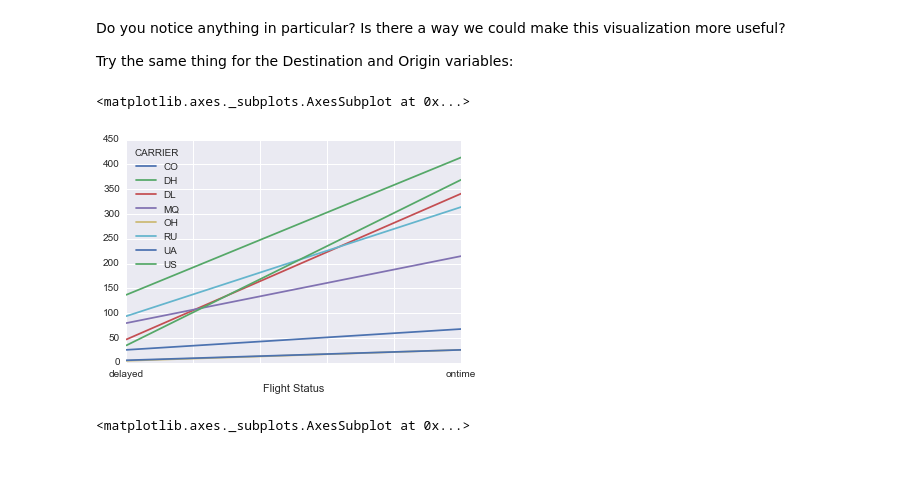
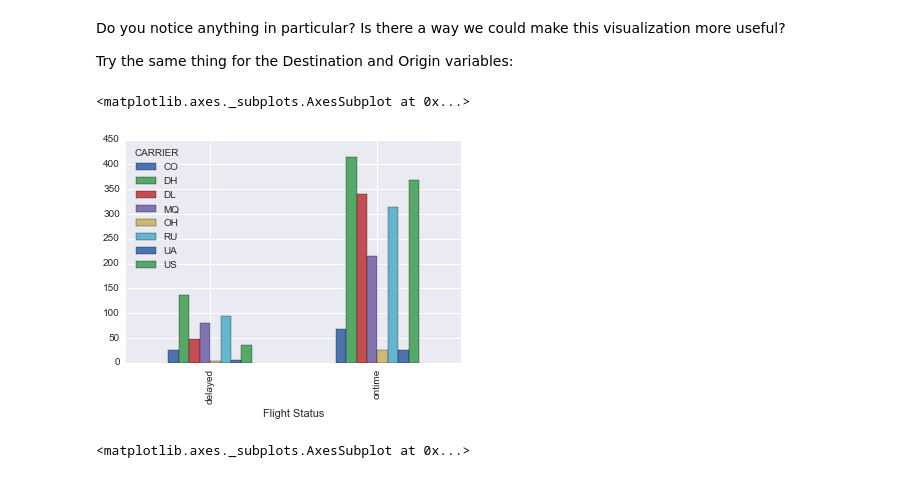
Before and after one commit to townie/DS_BOS_07, a Jupyter notebook: Notebooks/08_Logistic_Regression-KW.ipynb, the cells around one changed output. Drawn from its saved outputs; the diff is of its cells as text; code cells hidden in the pictures.

```diff
--- a/Notebooks/08_Logistic_Regression-KW.ipynb
+++ b/Notebooks/08_Logistic_Regression-KW.ipynb
@@ -480,10 +480,10 @@ Do you notice anything in particular?  Is there a way we could make this visuali
 
 Try the same thing for the Destination and Origin variables:
 # %%
-cross.plot()
+cross.plot(kind='bar')
 # %% [output]
 <matplotlib.axes._subplots.AxesSubplot at 0x...>
-[figure, old version]
+[figure, new version]
 # %%
 cross_dest = pd.crosstab(fd['Flight Status'], fd['DEST'], rownames=['Flight Status'])
 cross_dest.plot(kind='bar')
```
Also changed, not shown: parts of 16 cells of this notebook, 4 other files.
